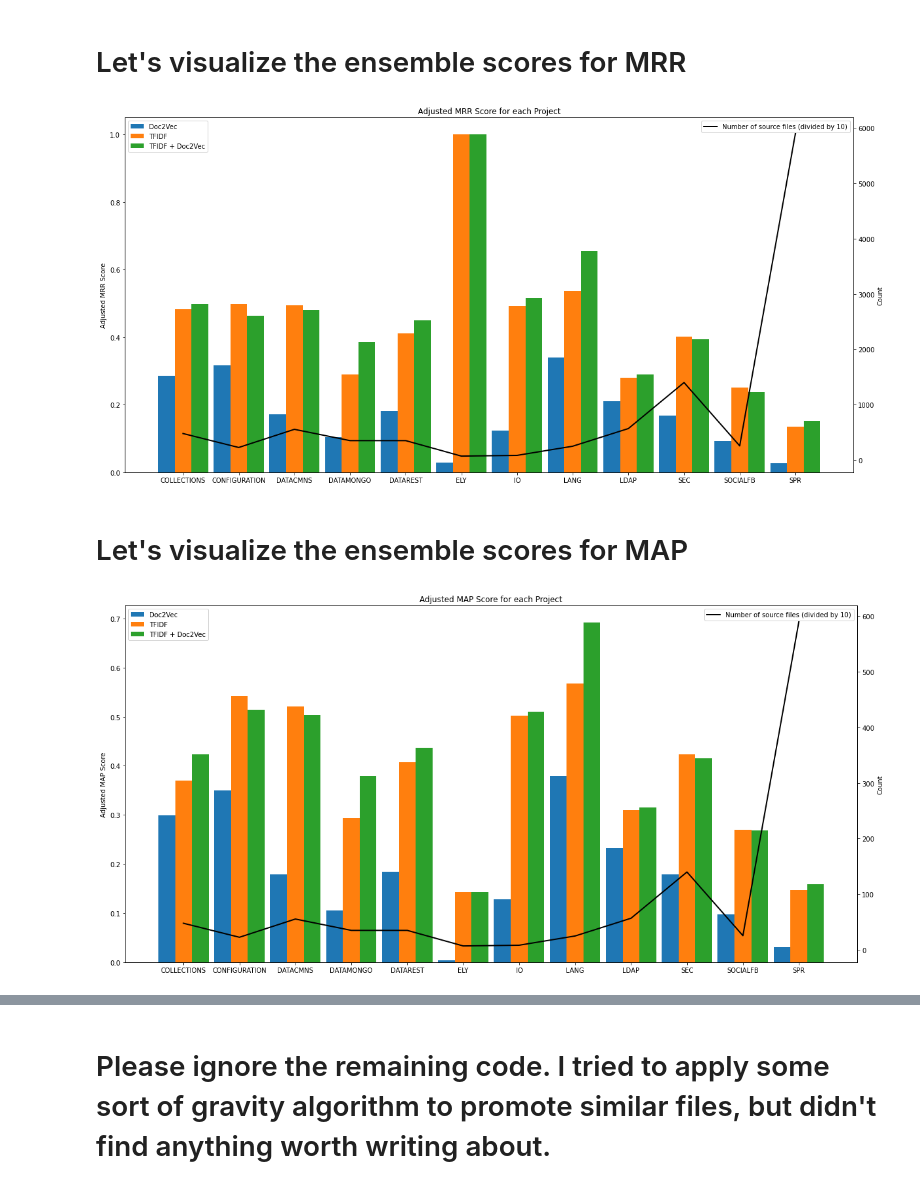
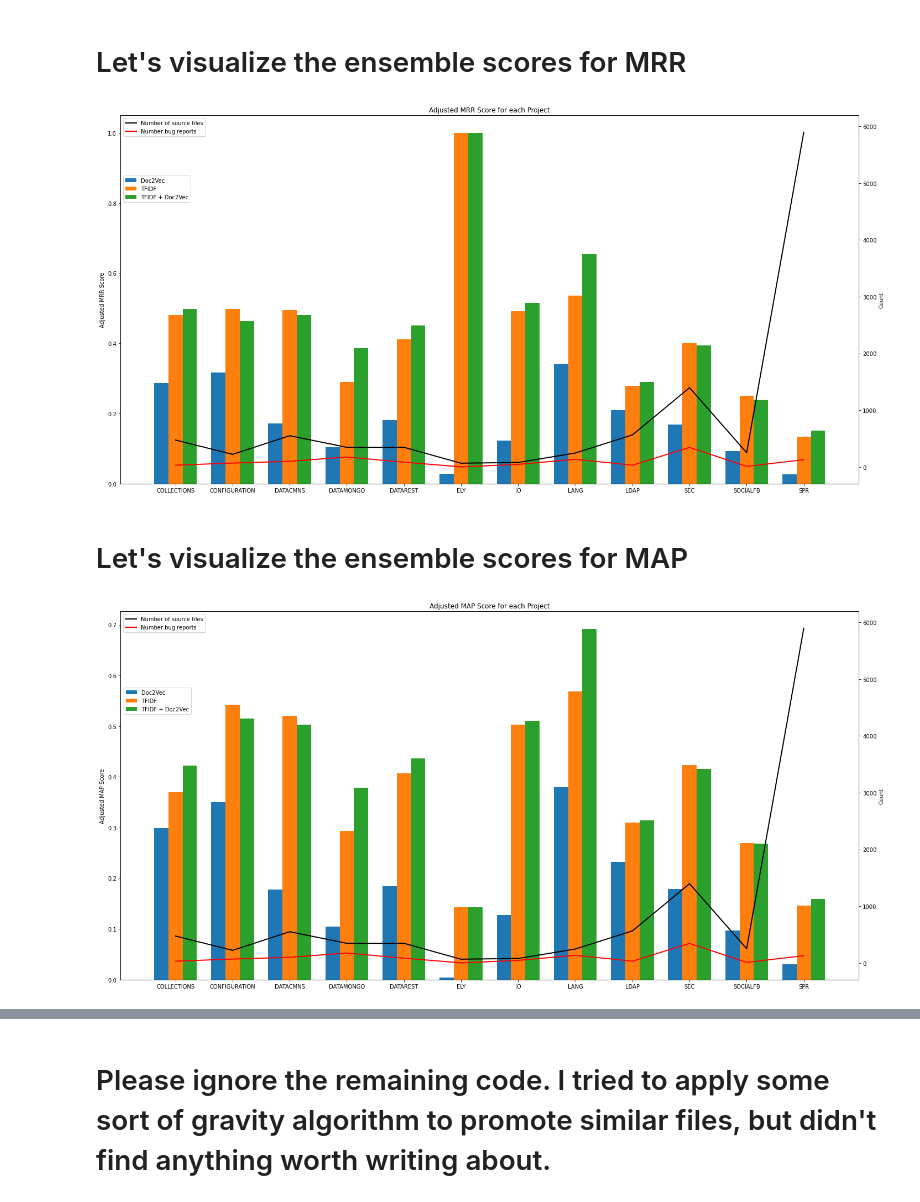
Before and after one commit to Tijunel/ENSF544-FINAL, a Jupyter notebook: Justinas_Tijunelis_ENSF544_Final.ipynb, the cells around one changed output, grey strips where cells are left out. Saved outputs shown, nothing was run; the diff lists cells and outputs as text; code cells hidden in the pictures.

```diff
--- a/Justinas_Tijunelis_ENSF544_Final.ipynb
+++ b/Justinas_Tijunelis_ENSF544_Final.ipynb
@@ -1419,53 +1452,57 @@ fig.set_size_inches(20, 10)
 ax1.set_ylabel('Adjusted MRR Score')
 labels = list(method2_scores.keys())
 x = np.arange(len(labels))
-width = 0.3
-ax1.bar(x - 0.3, list(method3_scores.values()), width, label="Doc2Vec", tick_label=list(method3_scores.keys()))
+width = 0.25
+ax1.bar(x - 0.25, list(method3_scores.values()), width, label="Doc2Vec", tick_label=list(method3_scores.keys()))
 ax1.bar(x + 0.0, list(method2_scores.values()), width, label="TFIDF")
-ax1.bar(x + 0.3, list(project_scores.values()), width, label="TFIDF + Doc2Vec")
-ax1.legend(loc = "upper left")
+ax1.bar(x + 0.25, list(project_scores.values()), width, label="TFIDF + Doc2Vec")
+ax1.legend(loc="center left", bbox_to_anchor=(0, 0.8))
 
 ax2 = ax1.twinx()
 ax2.set_ylabel('Count')
 ax2.plot([p[0] for p in source_file_counts], [p[1] for p in source_file_counts], label = "Number of source files", color="black", linewidth=2)
-ax2.legend(loc="upper right")
+ax2.plot([p[0] for p in bug_report_counts], [p[1] for p in bug_report_counts], label = "Number bug reports", color="red", linewidth=2)
+ax2.legend(loc="upper center")
 
 plt.title('Adjusted MRR Score for each Project')
+plt.tight_layout()
 plt.legend()
 plt.show()
 # %% [output]
-[figure, old version]
+[figure, new version]
 # %% [markdown]
 # Let's visualize the ensemble scores for MAP
 # %%
 # Get the bug and source file counts
 bug_report_counts = [(project, len(group)) for project, group in bug_reports.groupby('project')]
 source_file_counts = [(project, len(group)) for project, group in source_files.groupby('project')]
 
 # Calculate and plot the MRR
 method2_scores = calculate_scores(testing_reports, calculate_average_precision, 'average_precision', 'similarities')
 method3_scores = calculate_scores(testing_reports, calculate_average_precision, 'average_precision', 'd2v_similarities')
 project_scores = calculate_scores(testing_reports, calculate_average_precision, 'average_precision', 'ensemble_scores')
 
 # Plot the bars
 fig, ax1 = plt.subplots()
 fig.set_size_inches(20, 10)
 ax1.set_ylabel('Adjusted MAP Score')
 labels = list(method2_scores.keys())
 x = np.arange(len(labels))
-width = 0.3
-ax1.bar(x - 0.3, list(method3_scores.values()), width, label="Doc2Vec", tick_label=list(method3_scores.keys()))
+width = 0.25
+ax1.bar(x - 0.25, list(method3_scores.values()), width, label="Doc2Vec", tick_label=list(method3_scores.keys()))
 ax1.bar(x + 0.0, list(method2_scores.values()), width, label="TFIDF")
-ax1.bar(x + 0.3, list(project_scores.values()), width, label="TFIDF + Doc2Vec")
-ax1.legend(loc = "upper left")
+ax1.bar(x + 0.25, list(project_scores.values()), width, label="TFIDF + Doc2Vec")
+ax1.legend(loc="upper center", bbox_to_anchor=(0.05, 0.8))
 
 ax2 = ax1.twinx()
 ax2.set_ylabel('Count')
-ax2.plot([p[0] for p in source_file_counts], [p[1] for p in source_file_counts], label = "Number of source files (divided by 10)", color="black", linewidth=2)
-ax2.legend(loc="upper right")
+ax2.plot([p[0] for p in source_file_counts], [p[1] for p in source_file_counts], label = "Number of source files", color="black", linewidth=2)
+ax2.plot([p[0] for p in bug_report_counts], [p[1] for p in bug_report_counts], label = "Number bug reports", color="red", linewidth=2)
+ax2.legend(loc="upper center")
 
 plt.title('Adjusted MAP Score for each Project')
+plt.tight_layout()
 plt.legend()
 plt.show()
 # %% [output]
-[figure, old version]
+[figure, new version]
```
Also changed, not shown: parts of 16 cells of this notebook.
